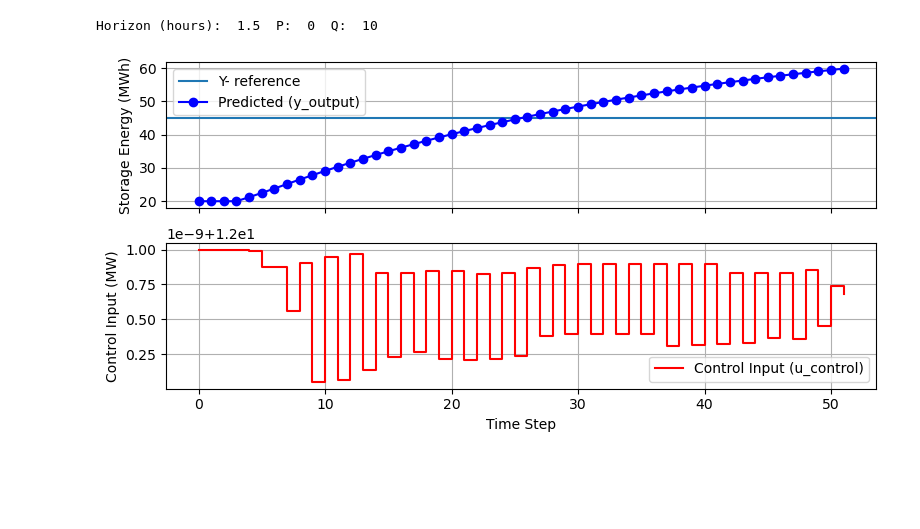
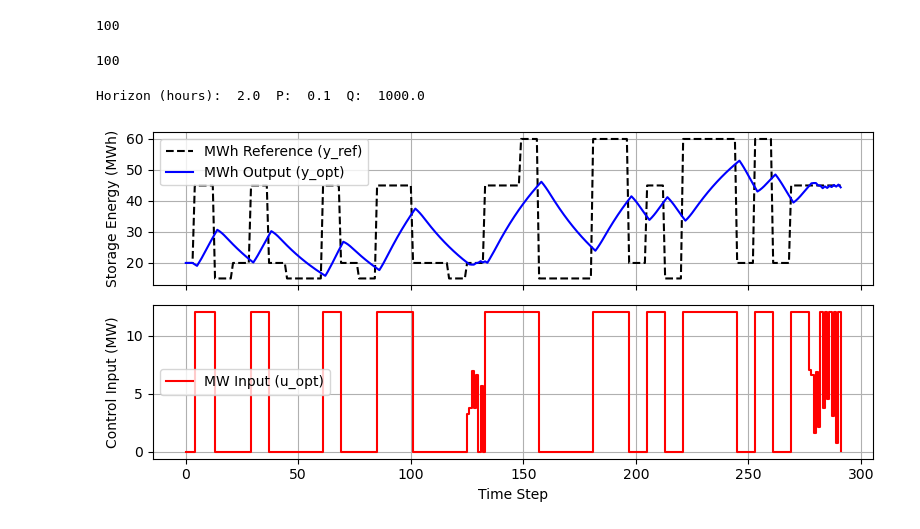
Before and after one commit to manishat9096/Boiler-Bidding-model, a Jupyter notebook: System Identification/test_mpc.ipynb, the cells around one changed output. Drawn from its saved outputs; the diff is of its cells as text; code cells hidden in the pictures; blank space fills up the shorter version.

```diff
--- a/System Identification/test_mpc.ipynb
+++ b/System Identification/test_mpc.ipynb
@@ -16,22 +13,21 @@ The autoreload extension is already loaded. To reload it, use:
 B = [-0.00091497,  0.14029288]
 A = [-1.04411331, 0.00942735,  0.00399007,  0.05331014]
 
-horizon = 6
-P = 0
-Q = 10
+horizon = 8
+P = 0.1
+Q = 1e3
 
 # initialize array to store simulation results
-t_sim = 48
-# u_past_sim = np.zeros(4)
-u_past_sim = np.ones(4) * 12
+t_sim = 288
+u_past_sim = np.zeros(4)
+# u_past_sim = np.ones(4) * 12
 y_past_sim = np.ones(4) * 20
-T_init = 4 #4 y_lags
 y_ref_sim = np.array([])
 y_ref = 45
-
 mpc = MPCController(A, B, P, Q, horizon)
 arx = ARXSimulator(A, B, y_past_sim, u_past_sim[-2:])
 # %%
+y_ref_sim = np.append(y_ref_sim, y_past_sim)
 for t in tqdm(range(0,t_sim)):
     # print('u_past_sim: ', u_past_sim)
     # print('y_past_sim: ', y_past_sim)
@@ -39,9 +35,9 @@ for t in tqdm(range(0,t_sim)):
     u_sim, y_sim = mpc.simulate(u_past_sim[-2:], y_past_sim[-4:], y_ref)
     if u_sim is  None:
         break
-    u_past_sim = np.append(u_past_sim, u_sim[0])
-    mwh_hat = arx.MW_to_MWh([u_sim[0]])
+    u_past_sim = np.append(u_past_sim, u_sim[len(A)])
+    mwh_hat = arx.MW_to_MWh([u_sim[len(A)]])
     y_past_sim = np.append(y_past_sim, mwh_hat)
     y_ref_sim = np.append(y_ref_sim,y_ref)
-    # if t % 30 ==0:
-    #     y_ref = random.choice([1, 1.5, 2, 2.7, 3, 1.7])
+    if t % 8 ==0 and t > 0:
+        y_ref = random.choice([45, 20, 60, 15])
@@ -100,0 +44,4 @@ y_past_sim
+# %%
+len(u_past_sim)
+# %% [output]
+100
@@ -101,26 +50,30 @@ y_past_sim
+# %%
+len(y_ref_sim)
+# %% [output]
+100
 # %%
 print('Horizon (hours): ', horizon/4, ' P: ', P, ' Q: ', Q )
 
 time = range(len(y_past_sim))
 fig, axs = plt.subplots(2, 1, figsize=(8, 4), sharex=True)
 
 # Plot y_ref and y_output
-# axs[0].plot(time, y_reference[:len(y_output)], label="Reference (y_ref)", linestyle="--", color="black")
-axs[0].axhline(y_ref, label = 'Y- reference')
-axs[0].plot(time, y_past_sim, label="Predicted (y_output)", marker="o", color="blue")
+axs[0].plot(time,y_ref_sim, label="MWh Reference (y_ref)", linestyle="--", color="black")
+# axs[0].axhline(y_ref, label = 'Y- reference')
+axs[0].plot(time, y_past_sim, label="MWh Output (y_opt)", color="blue")
 axs[0].set_ylabel("Storage Energy (MWh)")
 axs[0].legend()
 axs[0].grid(True)
 
 # Plot u_control
-axs[1].step(time, u_past_sim, label="Control Input (u_control)", where="post", color="red")
+axs[1].step(time, u_past_sim, label="MW Input (u_opt)", where="post", color="red")
 axs[1].set_xlabel("Time Step")
 axs[1].set_ylabel("Control Input (MW)")
 axs[1].legend()
 axs[1].grid(True)
 
 plt.tight_layout()
 plt.show()
 # %% [output]
-Horizon (hours):  1.5  P:  0  Q:  10
+Horizon (hours):  2.0  P:  0.1  Q:  1000.0
-[figure, old version]
+[figure, new version]
```
Also changed, not shown: parts of 10 cells of this notebook, 2 other files.
